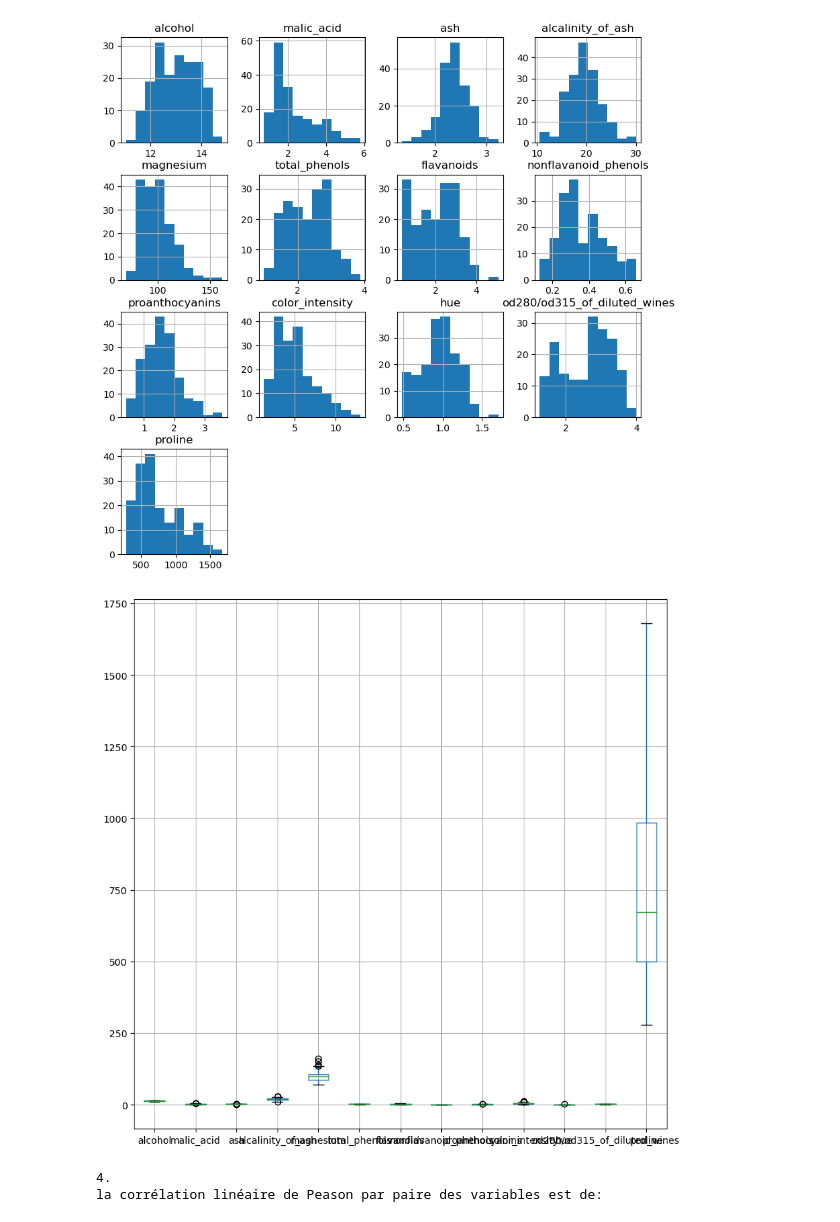
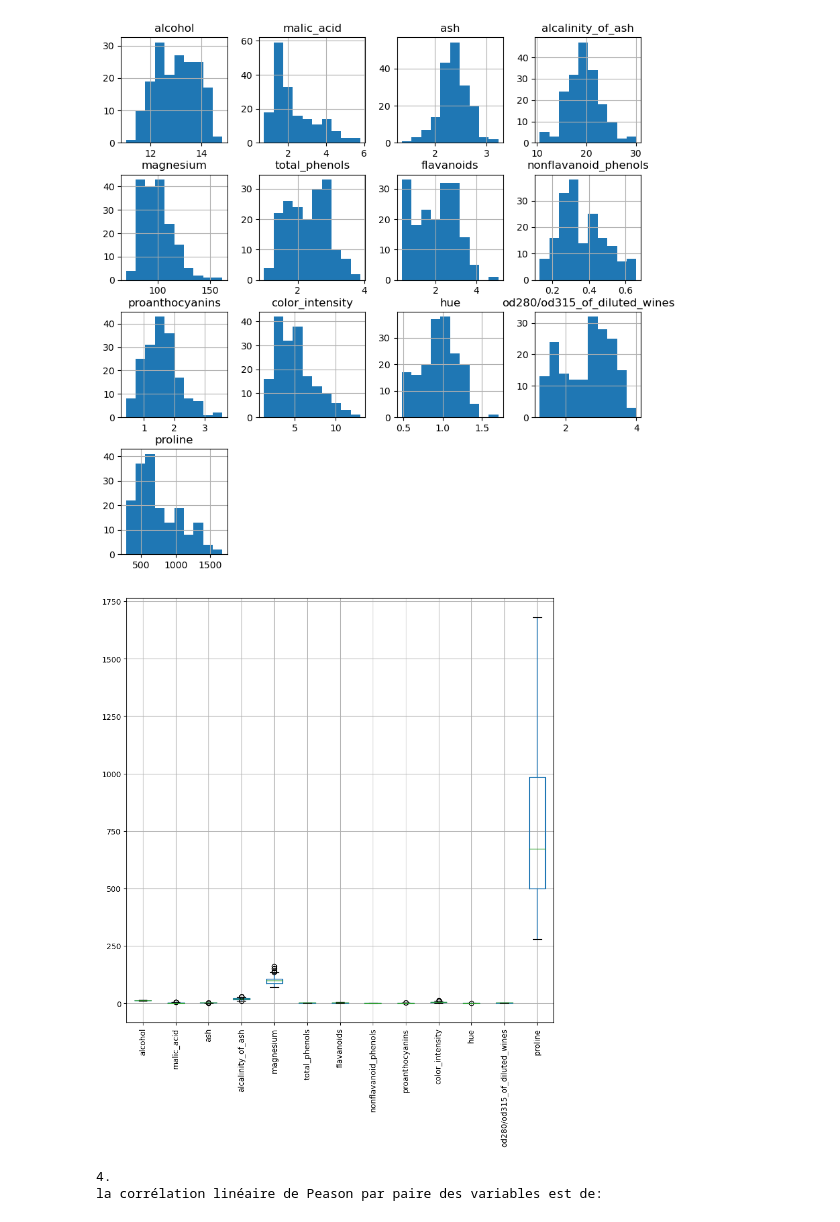
Before and after one commit to marwan-rouissi/philomathia, a Jupyter notebook: Philomathia.ipynb, the cells around one changed output. Cells and saved outputs as stored; diff of their text form; code cells hidden in the pictures.

```diff
--- a/Philomathia.ipynb
+++ b/Philomathia.ipynb
@@ -735,9 +735,10 @@ plt.show()
 [figure]
 # %%
 wine_df.boxplot(figsize=(10,10))
+plt.xticks(rotation=90)
 plt.show()
 # %% [output]
-[figure, old version]
+[figure, new version]
 # %%
 print("4.\nla corrélation linéaire de Peason par paire des variables est de:")
 wine_df.corr()
```
Also changed, not shown: parts of 7 cells of this notebook.
